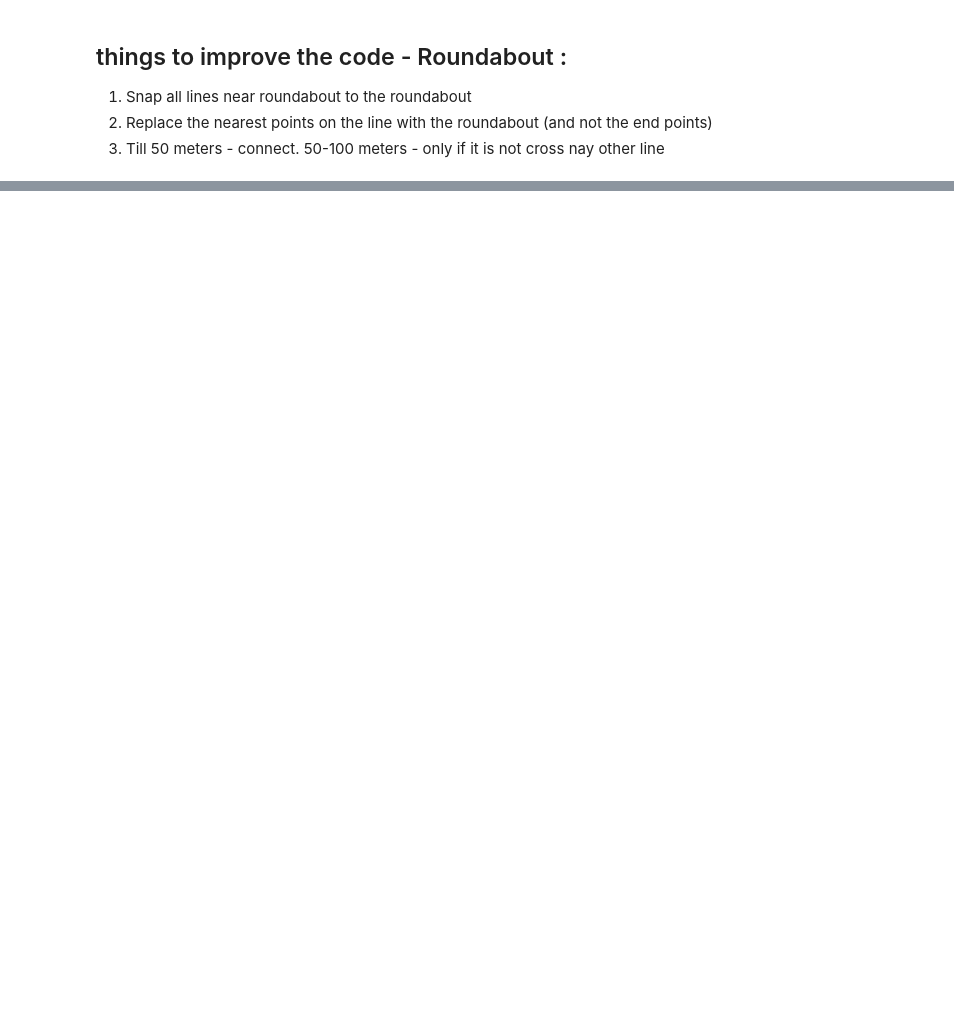
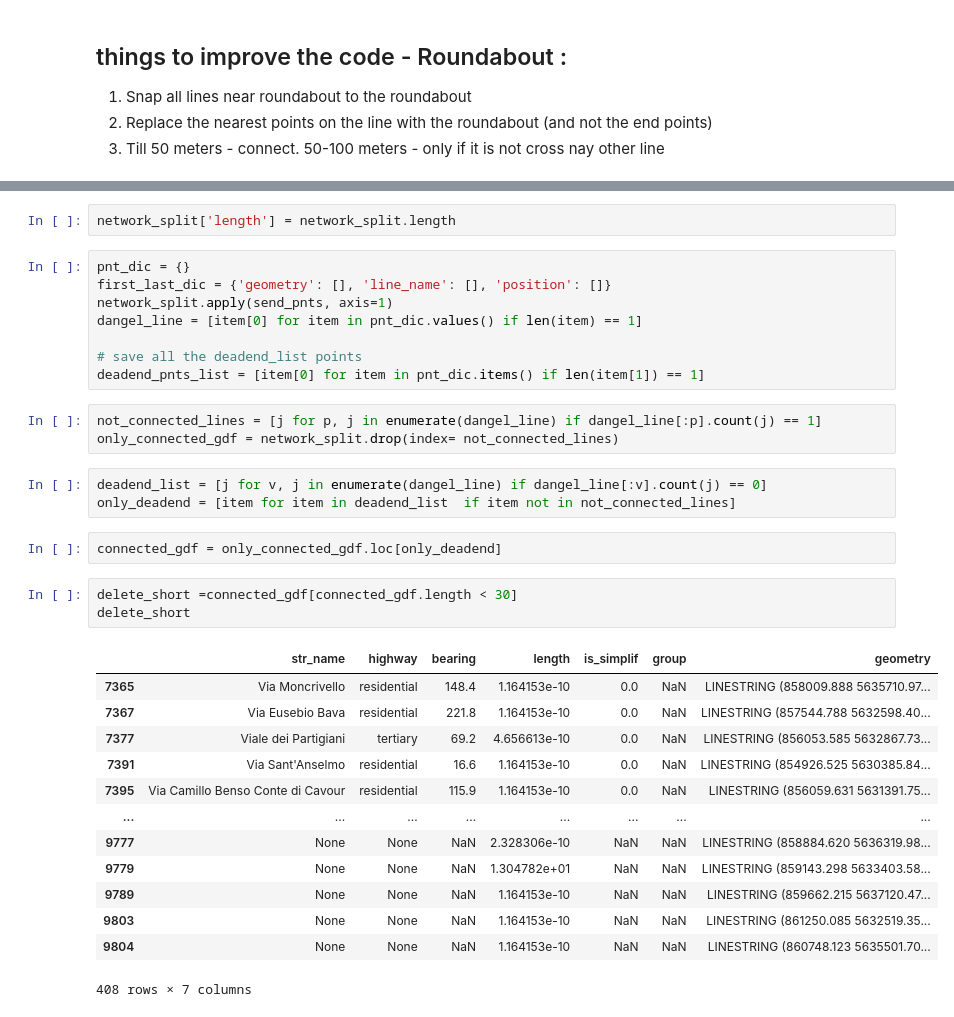
Before and after one commit to achic19/micro_walking, a Jupyter notebook: notebook/output/turin/data_from_osm.ipynb, the cells around one changed output, grey strips where cells are left out. Cells and saved outputs as stored; diff of their text form; blank space fills up the shorter version.

```diff
--- a/notebook/output/turin/data_from_osm.ipynb
+++ b/notebook/output/turin/data_from_osm.ipynb
@@ -732,0 +627,35 @@ sjoin_end_net
+# %%
+network_split['length'] = network_split.length
+# %%
+pnt_dic = {}
+first_last_dic = {'geometry': [], 'line_name': [], 'position': []}
+network_split.apply(send_pnts, axis=1)
+dangel_line = [item[0] for item in pnt_dic.values() if len(item) == 1]
+
+# save all the deadend_list points
+deadend_pnts_list = [item[0] for item in pnt_dic.items() if len(item[1]) == 1]
+# %%
+not_connected_lines = [j for p, j in enumerate(dangel_line) if dangel_line[:p].count(j) == 1]
+only_connected_gdf = network_split.drop(index= not_connected_lines)
+# %%
+deadend_list = [j for v, j in enumerate(dangel_line) if dangel_line[:v].count(j) == 0]
+only_deadend = [item for item in deadend_list  if item not in not_connected_lines]
+# %%
+connected_gdf = only_connected_gdf.loc[only_deadend]
+# %%
+delete_short =connected_gdf[connected_gdf.length < 30]
+delete_short
+# %% [output]
+|  | str_name | highway | bearing | length | is_simplif | group | geometry |
+| 7365 | Via Moncrivello | residential | 148.4 | 1.164153e-10 | 0.0 | NaN | LINESTRING (858009.888 5635710.97... |
+| 7367 | Via Eusebio Bava | residential | 221.8 | 1.164153e-10 | 0.0 | NaN | LINESTRING (857544.788 5632598.40... |
+| 7377 | Viale dei Partigiani | tertiary | 69.2 | 4.656613e-10 | 0.0 | NaN | LINESTRING (856053.585 5632867.73... |
+| 7391 | Via Sant'Anselmo | residential | 16.6 | 1.164153e-10 | 0.0 | NaN | LINESTRING (854926.525 5630385.84... |
+| 7395 | Via Camillo Benso Conte di Cavour | residential | 115.9 | 1.164153e-10 | 0.0 | NaN | LINESTRING (856059.631 5631391.75... |
+| ... | ... | ... | ... | ... | ... | ... | ... |
+| 9777 | None | None | NaN | 2.328306e-10 | NaN | NaN | LINESTRING (858884.620 5636319.98... |
+| 9779 | None | None | NaN | 1.304782e+01 | NaN | NaN | LINESTRING (859143.298 5633403.58... |
+| 9789 | None | None | NaN | 1.164153e-10 | NaN | NaN | LINESTRING (859662.215 5637120.47... |
+| 9803 | None | None | NaN | 1.164153e-10 | NaN | NaN | LINESTRING (861250.085 5632519.35... |
+| 9804 | None | None | NaN | 1.164153e-10 | NaN | NaN | LINESTRING (860748.123 5635501.70... |
+408 rows × 7 columns
```
Also changed, not shown: parts of 55 cells of this notebook.
